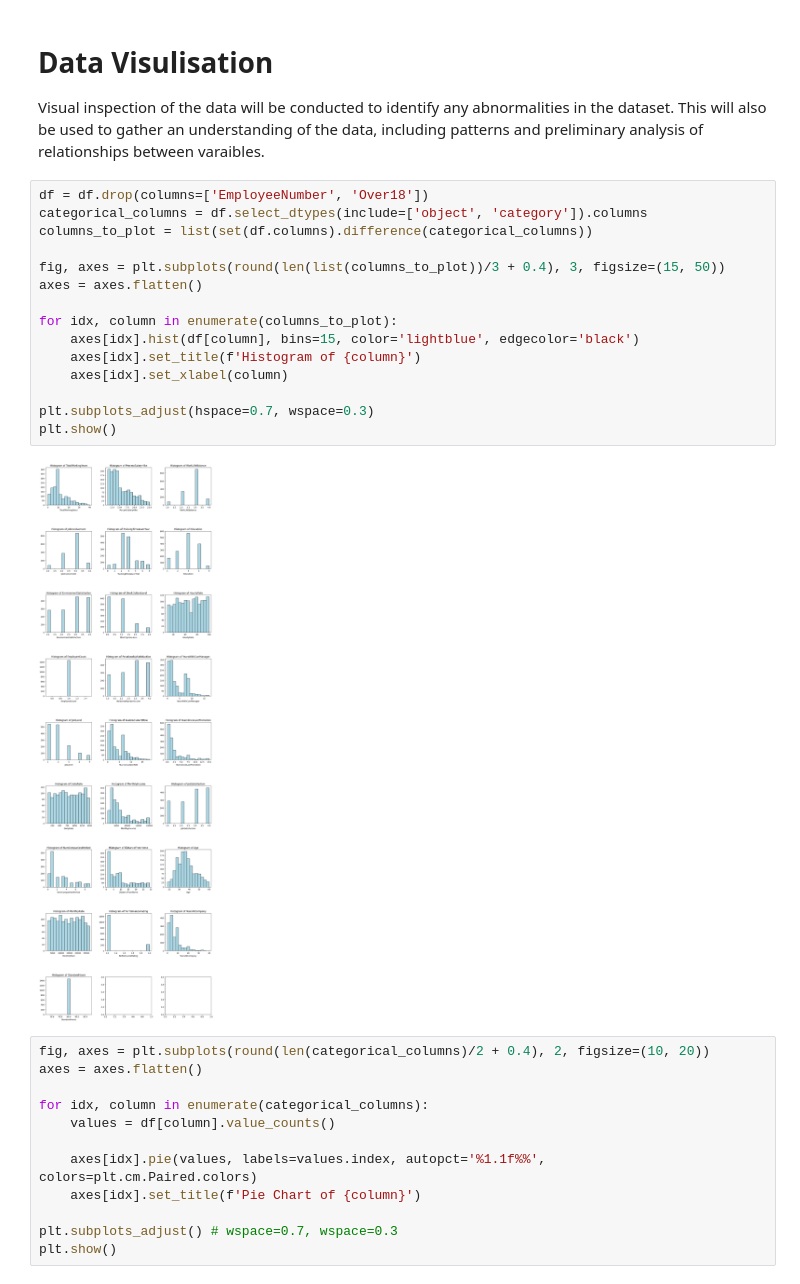
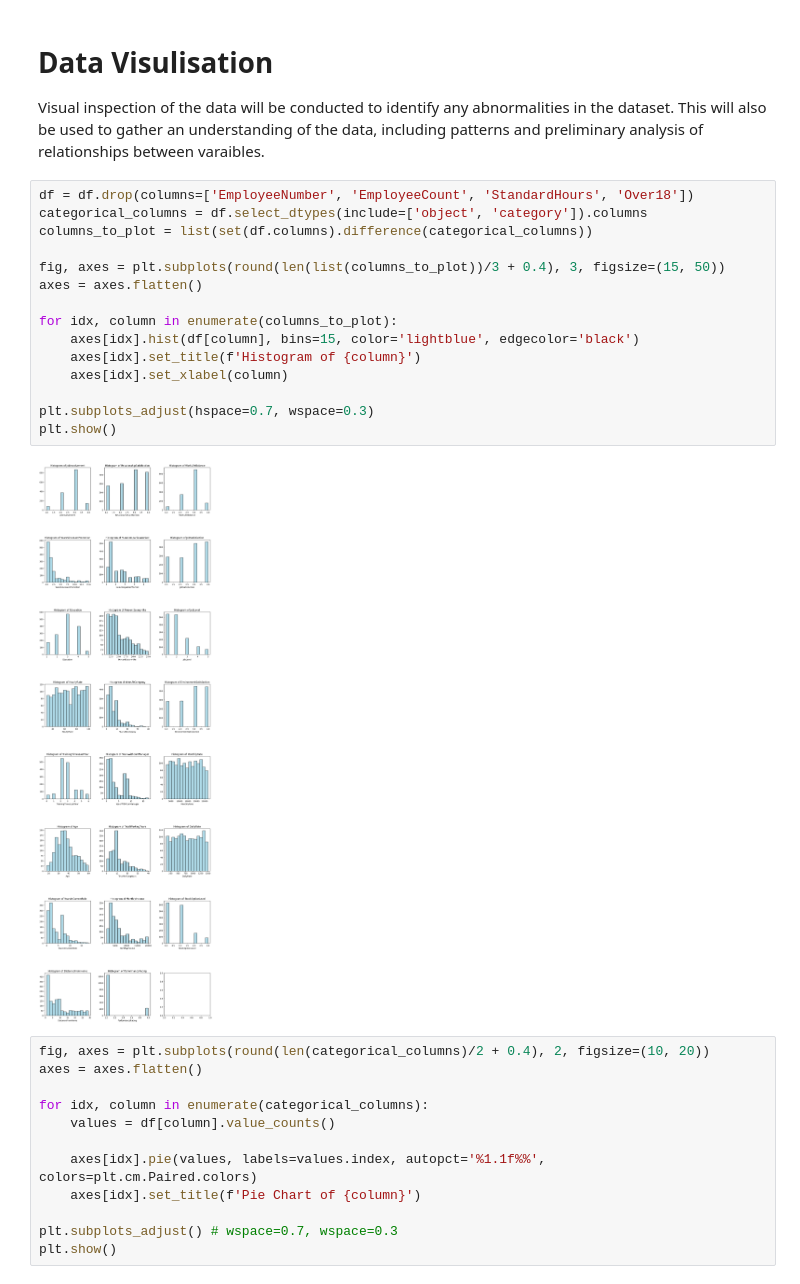
Before and after one commit to lukecarroll101/LearningEnvironment, a Jupyter notebook: EmployeeAttrition.ipynb, the cells around one changed output. Drawn from its saved outputs; the diff is of its cells as text.

```diff
--- a/EmployeeAttrition.ipynb
+++ b/EmployeeAttrition.ipynb
@@ -71,22 +71,22 @@ memory usage: 402.1+ KB
 # Data Visulisation
 Visual inspection of the data will be conducted to identify any abnormalities in the dataset. This will also be used to gather an understanding of the data, including patterns and preliminary analysis of relationships between varaibles.
 # %%
-df = df.drop(columns=['EmployeeNumber', 'Over18'])
+df = df.drop(columns=['EmployeeNumber', 'EmployeeCount', 'StandardHours', 'Over18'])
 categorical_columns = df.select_dtypes(include=['object', 'category']).columns
 columns_to_plot = list(set(df.columns).difference(categorical_columns))
 
 fig, axes = plt.subplots(round(len(list(columns_to_plot))/3 + 0.4), 3, figsize=(15, 50))
 axes = axes.flatten()
 
 for idx, column in enumerate(columns_to_plot):
     axes[idx].hist(df[column], bins=15, color='lightblue', edgecolor='black')
     axes[idx].set_title(f'Histogram of {column}')
     axes[idx].set_xlabel(column)
 
 plt.subplots_adjust(hspace=0.7, wspace=0.3)
 plt.show()
 # %% [output]
-[figure, old version]
+[figure, new version]
 # %%
 fig, axes = plt.subplots(round(len(categorical_columns)/2 + 0.4), 2, figsize=(10, 20))
 axes = axes.flatten()
```
Also changed, not shown: parts of 9 cells of this notebook, 1 other file.
